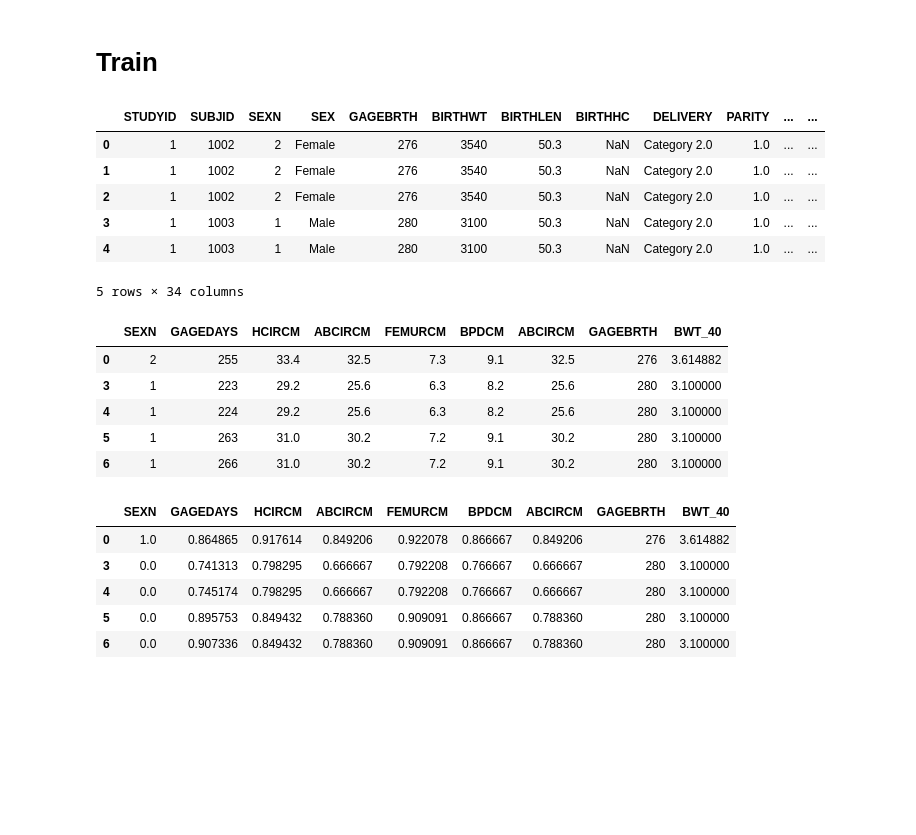
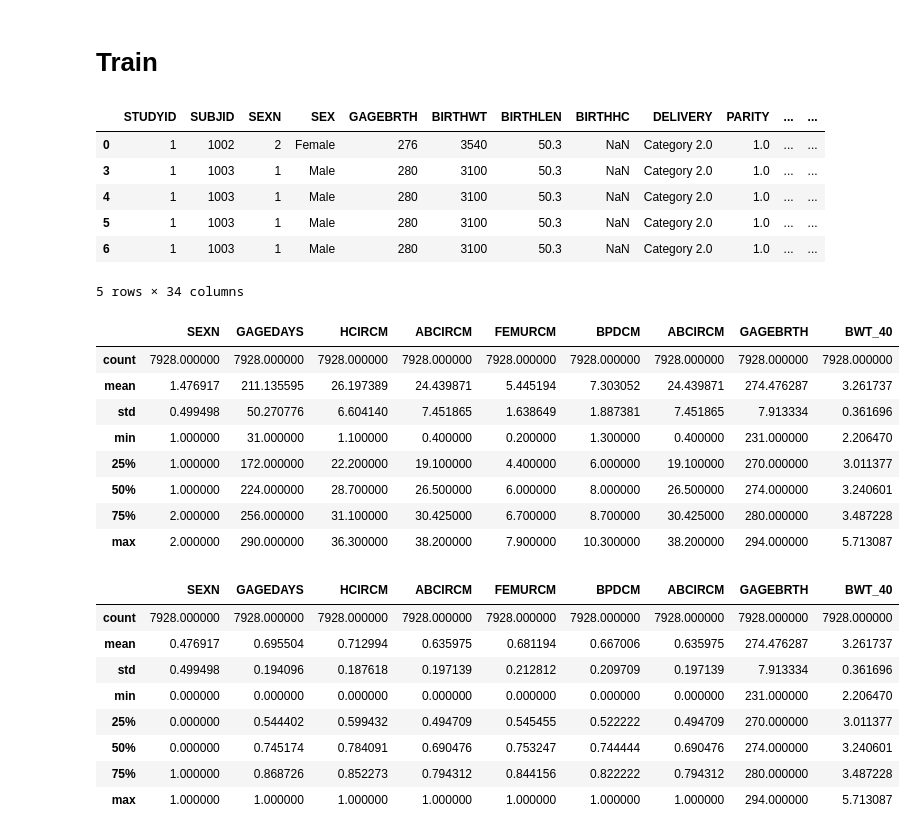
Before and after one commit to de-git/HBGDki-London, a Jupyter notebook: Ultrasound/train_ultrasound_python.ipynb, the cells around one changed output. Saved outputs shown, nothing was run; the diff lists cells and outputs as text; code cells hidden in the pictures; blank space fills up the shorter version.

```diff
--- a/Ultrasound/train_ultrasound_python.ipynb
+++ b/Ultrasound/train_ultrasound_python.ipynb
@@ -15,33 +15,39 @@ from sklearn.model_selection import train_test_split
 plt.rcParams['figure.figsize'] = (10, 6)
 # %%
 raw_train_data = pd.read_csv('../Ultrasound/training_ultrasound.csv')
+# %%
+# only consider pre-birth entries
+raw_train_data = raw_train_data.query('AGEDAYS < 0')
 # %%
 raw_train_data.head()
 # %% [output]
 |  | STUDYID | SUBJID | SEXN | SEX | GAGEBRTH | BIRTHWT | BIRTHLEN | BIRTHHC | DELIVERY | PARITY | ... | ... |
 | 0 | 1 | 1002 | 2 | Female | 276 | 3540 | 50.3 | NaN | Category 2.0 | 1.0 | ... | ... |
-| 1 | 1 | 1002 | 2 | Female | 276 | 3540 | 50.3 | NaN | Category 2.0 | 1.0 | ... | ... |
-| 2 | 1 | 1002 | 2 | Female | 276 | 3540 | 50.3 | NaN | Category 2.0 | 1.0 | ... | ... |
 | 3 | 1 | 1003 | 1 | Male | 280 | 3100 | 50.3 | NaN | Category 2.0 | 1.0 | ... | ... |
 | 4 | 1 | 1003 | 1 | Male | 280 | 3100 | 50.3 | NaN | Category 2.0 | 1.0 | ... | ... |
+| 5 | 1 | 1003 | 1 | Male | 280 | 3100 | 50.3 | NaN | Category 2.0 | 1.0 | ... | ... |
+| 6 | 1 | 1003 | 1 | Male | 280 | 3100 | 50.3 | NaN | Category 2.0 | 1.0 | ... | ... |
 5 rows × 34 columns
 # %%
 def feature_selection1(raw_train_data):
   clean_data = raw_train_data[["SEXN", "GAGEDAYS", "HCIRCM", "ABCIRCM", "FEMURCM", "BPDCM", "ABCIRCM", "GAGEBRTH", "BWT_40"]]
   clean_data = clean_data.dropna()
   clean_labels = clean_data["BWT_40"]
   clean_data = clean_data.drop("BWT_40", 1)
   return clean_data, clean_labels
 
 temp_data, temp_labels = feature_selection1(raw_train_data)
-temp_data.join(temp_labels).head()
+temp_data.join(temp_labels).describe()
 # %% [output]
 |  | SEXN | GAGEDAYS | HCIRCM | ABCIRCM | FEMURCM | BPDCM | ABCIRCM | GAGEBRTH | BWT_40 |
-| 0 | 2 | 255 | 33.4 | 32.5 | 7.3 | 9.1 | 32.5 | 276 | 3.614882 |
-| 3 | 1 | 223 | 29.2 | 25.6 | 6.3 | 8.2 | 25.6 | 280 | 3.100000 |
-| 4 | 1 | 224 | 29.2 | 25.6 | 6.3 | 8.2 | 25.6 | 280 | 3.100000 |
-| 5 | 1 | 263 | 31.0 | 30.2 | 7.2 | 9.1 | 30.2 | 280 | 3.100000 |
-| 6 | 1 | 266 | 31.0 | 30.2 | 7.2 | 9.1 | 30.2 | 280 | 3.100000 |
+| count | 7928.000000 | 7928.000000 | 7928.000000 | 7928.000000 | 7928.000000 | 7928.000000 | 7928.000000 | 7928.000000 | 7928.000000 |
+| mean | 1.476917 | 211.135595 | 26.197389 | 24.439871 | 5.445194 | 7.303052 | 24.439871 | 274.476287 | 3.261737 |
+| std | 0.499498 | 50.270776 | 6.604140 | 7.451865 | 1.638649 | 1.887381 | 7.451865 | 7.913334 | 0.361696 |
+| min | 1.000000 | 31.000000 | 1.100000 | 0.400000 | 0.200000 | 1.300000 | 0.400000 | 231.000000 | 2.206470 |
+| 25% | 1.000000 | 172.000000 | 22.200000 | 19.100000 | 4.400000 | 6.000000 | 19.100000 | 270.000000 | 3.011377 |
+| 50% | 1.000000 | 224.000000 | 28.700000 | 26.500000 | 6.000000 | 8.000000 | 26.500000 | 274.000000 | 3.240601 |
+| 75% | 2.000000 | 256.000000 | 31.100000 | 30.425000 | 6.700000 | 8.700000 | 30.425000 | 280.000000 | 3.487228 |
+| max | 2.000000 | 290.000000 | 36.300000 | 38.200000 | 7.900000 | 10.300000 | 38.200000 | 294.000000 | 5.713087 |
 # %%
 def normalized_column(col):
   return (col - col.min()) / (col.max() - col.min())
@@ -61,11 +67,14 @@ def feature_selection2(raw_train_data):
   return clean_data, clean_labels
 
 temp_data, temp_labels = feature_selection2(raw_train_data)
-temp_data.join(temp_labels).head()
+temp_data.join(temp_labels).describe()
 # %% [output]
 |  | SEXN | GAGEDAYS | HCIRCM | ABCIRCM | FEMURCM | BPDCM | ABCIRCM | GAGEBRTH | BWT_40 |
-| 0 | 1.0 | 0.864865 | 0.917614 | 0.849206 | 0.922078 | 0.866667 | 0.849206 | 276 | 3.614882 |
-| 3 | 0.0 | 0.741313 | 0.798295 | 0.666667 | 0.792208 | 0.766667 | 0.666667 | 280 | 3.100000 |
-| 4 | 0.0 | 0.745174 | 0.798295 | 0.666667 | 0.792208 | 0.766667 | 0.666667 | 280 | 3.100000 |
-| 5 | 0.0 | 0.895753 | 0.849432 | 0.788360 | 0.909091 | 0.866667 | 0.788360 | 280 | 3.100000 |
-| 6 | 0.0 | 0.907336 | 0.849432 | 0.788360 | 0.909091 | 0.866667 | 0.788360 | 280 | 3.100000 |
+| count | 7928.000000 | 7928.000000 | 7928.000000 | 7928.000000 | 7928.000000 | 7928.000000 | 7928.000000 | 7928.000000 | 7928.000000 |
+| mean | 0.476917 | 0.695504 | 0.712994 | 0.635975 | 0.681194 | 0.667006 | 0.635975 | 274.476287 | 3.261737 |
+| std | 0.499498 | 0.194096 | 0.187618 | 0.197139 | 0.212812 | 0.209709 | 0.197139 | 7.913334 | 0.361696 |
+| min | 0.000000 | 0.000000 | 0.000000 | 0.000000 | 0.000000 | 0.000000 | 0.000000 | 231.000000 | 2.206470 |
+| 25% | 0.000000 | 0.544402 | 0.599432 | 0.494709 | 0.545455 | 0.522222 | 0.494709 | 270.000000 | 3.011377 |
+| 50% | 0.000000 | 0.745174 | 0.784091 | 0.690476 | 0.753247 | 0.744444 | 0.690476 | 274.000000 | 3.240601 |
+| 75% | 1.000000 | 0.868726 | 0.852273 | 0.794312 | 0.844156 | 0.822222 | 0.794312 | 280.000000 | 3.487228 |
+| max | 1.000000 | 1.000000 | 1.000000 | 1.000000 | 1.000000 | 1.000000 | 1.000000 | 294.000000 | 5.713087 |
```
Also changed, not shown: parts of 7 cells of this notebook.
